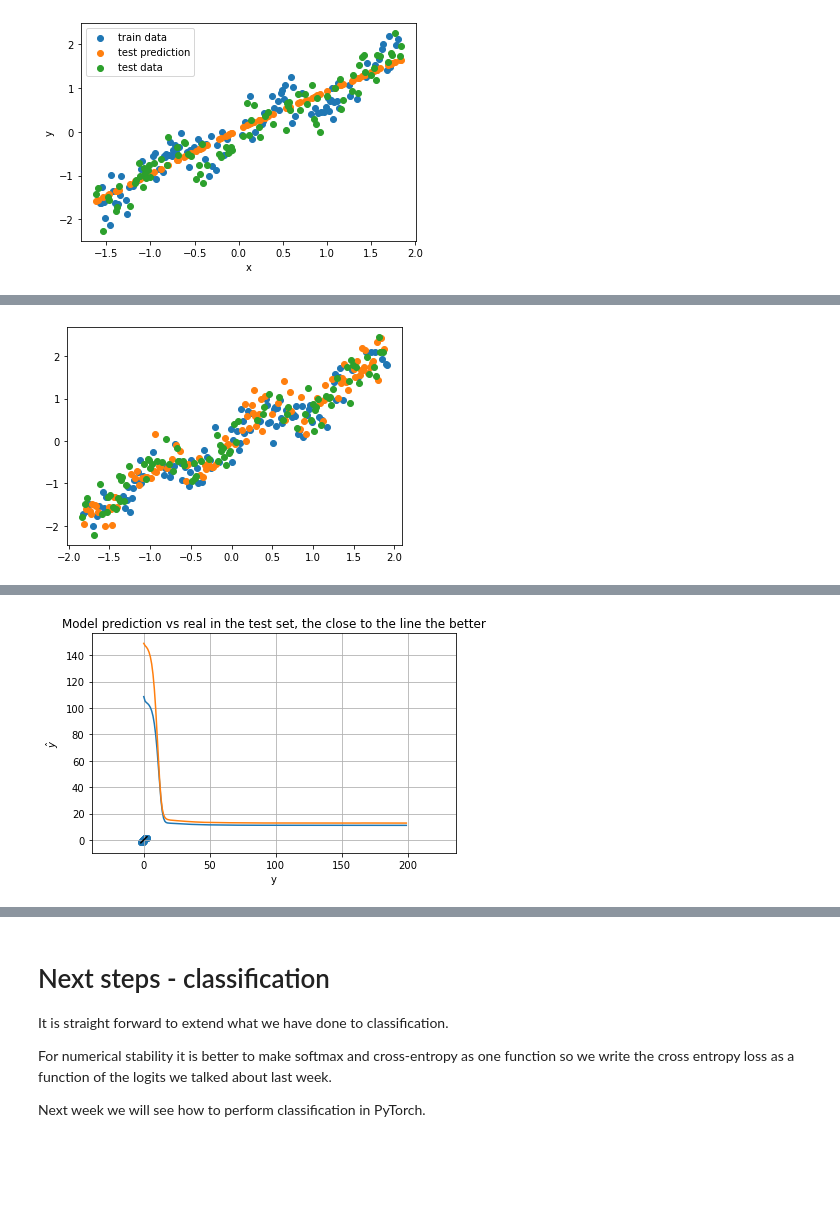
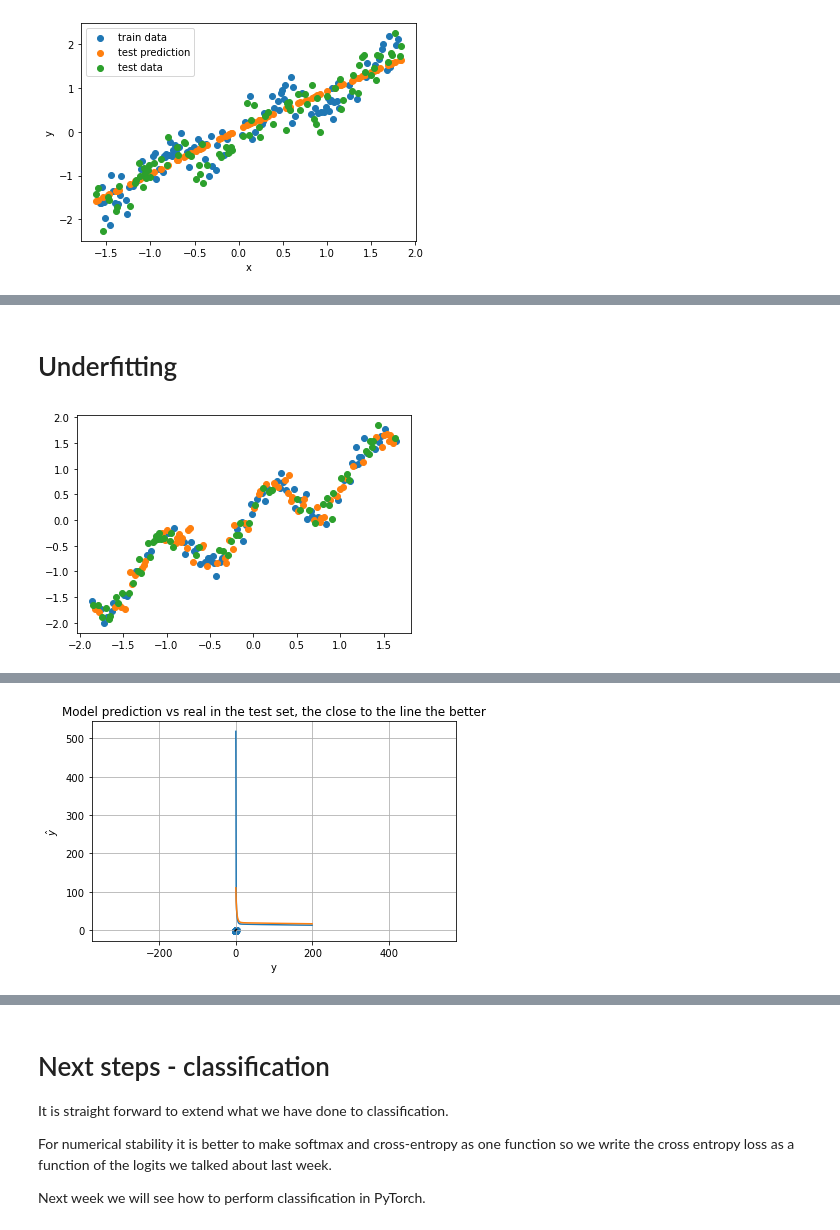
Before and after one commit to rayson-chan/02456-deep-learning-with-PyTorch, a Jupyter notebook: 2_Feedforward_Python/2.1-EXE-FNN-AutoDif-Nanograd.ipynb, the cells around one changed output, grey strips where cells are left out. Drawn from its saved outputs; the diff is of its cells as text; code cells hidden in the pictures; blank space fills up the shorter version.

```diff
--- a/2_Feedforward_Python/2.1-EXE-FNN-AutoDif-Nanograd.ipynb
+++ b/2_Feedforward_Python/2.1-EXE-FNN-AutoDif-Nanograd.ipynb
@@ -84,7 +84,7 @@ class Var:
 
     def tanh(self):
         t = tanh(self.v)
-        return Var(t, lambda: [(self, 1 - t ^ 2)])
+        return Var(t, lambda: [(self, 1 - t ** 2)])
 
     def exp(self):
         return Var(exp(self.v), lambda: [(self, exp(self.v))])
@@ -883,9 +1016,8 @@ By splitting the dataset, we are capable to know whether the NN has learned a ge
+# %% [markdown]
+# Underfitting
 # %%
-# Insert your code for getting overfitting, underfitting and just right fitting
-
-
 D1 = True
-x_train, y_train,  x_validation, y_validation, x_test, y_test = data_generator(noise=0.5, D1=D1)
+x_train, y_train,  x_validation, y_validation, x_test, y_test = data_generator(noise=0.3, n_samples = 200, D1=D1)
 if D1:
     plt.scatter(x_train[:,0], y_train);
     plt.scatter(x_validation[:,0], y_validation);
@@ -904,12 +1036,12 @@ y_test = nparray_to_Var(y_test)
 #####  UNDERFITTING START #####
 # Initialize an arbitrary neural network
 NN = [
-    DenseLayer(1, 4, lambda x: x.relu()),
-    DenseLayer(4, 1, lambda x: x.identity())
+    DenseLayer(1, 4, lambda x: x.sigmoid(), initializer = NormalInitializer(std=3)),
+    DenseLayer(4, 1, lambda x: x.identity(), initializer = NormalInitializer(std=3))
 ]
 # Initialize training hyperparameters
 EPOCHS = 200
-LEARN_R = 2e-3
+LEARN_R = 3e-3
 
 train_loss = []
 val_loss = []
@@ -929,31 +1061,31 @@ for e in range(EPOCHS):
     # Training loss
     train_loss.append(Loss.v)
 
     # Validation
     Loss_validation = squared_loss(y_validation, forward(x_validation, NN))
     val_loss.append(Loss_validation.v)
 
     if e%10==0:
         print("{:4d}".format(e),
               "({:5.2f}%)".format(e/EPOCHS*100),
               "Train loss: {:4.3f} \t Validation loss: {:4.3f}".format(train_loss[-1], val_loss[-1]))
 
 plt.plot(range(len(train_loss)), train_loss)
 plt.plot(range(len(val_loss)), val_loss)
 #####  TESTING #####
 output_test = forward(x_test, NN)
 y_test_np = Var_to_nparray(y_test)
 plt.scatter(y_test_np, Var_to_nparray(output_test));
 plt.plot([np.min(y_test_np), np.max(y_test_np)], [np.min(y_test_np), np.max(y_test_np)], color='k');
 plt.xlabel("y");
 plt.ylabel("$\hat{y}$");
 plt.title("Model prediction vs real in the test set, the close to the line the better")
 plt.grid(True);
 plt.axis('equal');
 plt.tight_layout();
 
 Loss_test = squared_loss(y_test, forward(x_test, NN))
 
 print("Test loss:  {:4.3f}".format(Loss_test.v))
 # %% [output]
-[figure, old version]
+[figure, new version]
@@ -977 +1109 @@ Test loss:  10.511
-[figure, old version]
+[figure, new version]
```
Also changed, not shown: parts of 20 cells of this notebook, 1 other file.
